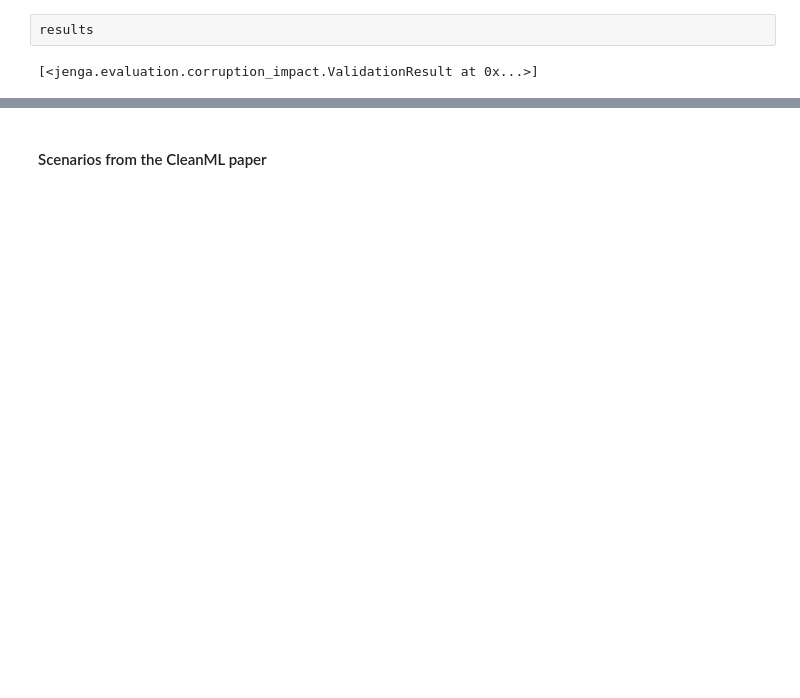
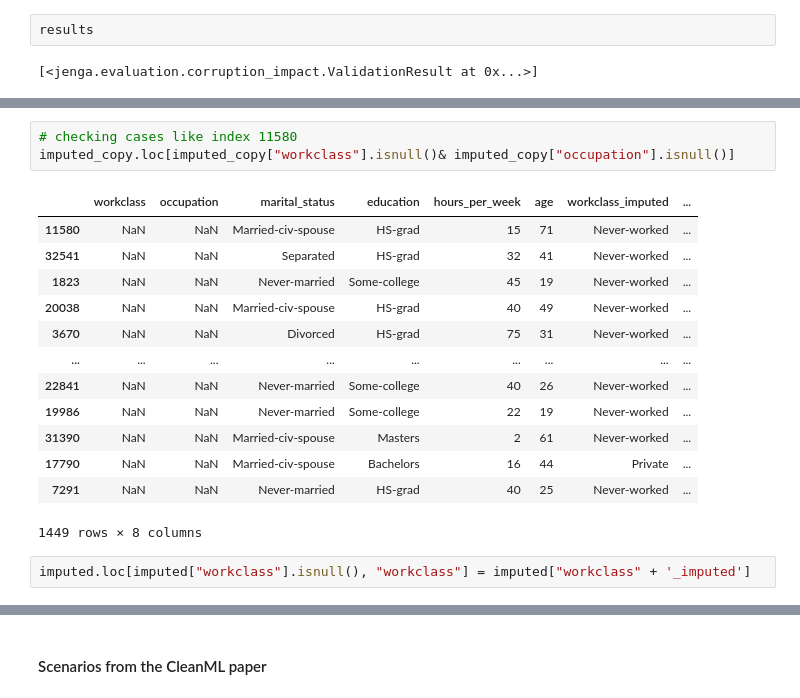
Before and after one commit to SharmaRupali/jenga, a Jupyter notebook: experiment-jenga-datawig.ipynb, the cells around one changed output, grey strips where cells are left out. Drawn from its saved outputs; the diff is of its cells as text; blank space fills up the shorter version.

```diff
--- a/experiment-jenga-datawig.ipynb
+++ b/experiment-jenga-datawig.ipynb
@@ -167,0 +224,19 @@ class DataWigImputer:
+# %%
+# checking cases like index 11580
+imputed_copy.loc[imputed_copy["workclass"].isnull()& imputed_copy["occupation"].isnull()]
+# %% [output]
+|  | workclass | occupation | marital_status | education | hours_per_week | age | workclass_imputed | ... |
+| 11580 | NaN | NaN | Married-civ-spouse | HS-grad | 15 | 71 | Never-worked | ... |
+| 32541 | NaN | NaN | Separated | HS-grad | 32 | 41 | Never-worked | ... |
+| 1823 | NaN | NaN | Never-married | Some-college | 45 | 19 | Never-worked | ... |
+| 20038 | NaN | NaN | Married-civ-spouse | HS-grad | 40 | 49 | Never-worked | ... |
+| 3670 | NaN | NaN | Divorced | HS-grad | 75 | 31 | Never-worked | ... |
+| ... | ... | ... | ... | ... | ... | ... | ... | ... |
+| 22841 | NaN | NaN | Never-married | Some-college | 40 | 26 | Never-worked | ... |
+| 19986 | NaN | NaN | Never-married | Some-college | 22 | 19 | Never-worked | ... |
+| 31390 | NaN | NaN | Married-civ-spouse | Masters | 2 | 61 | Never-worked | ... |
+| 17790 | NaN | NaN | Married-civ-spouse | Bachelors | 16 | 44 | Private | ... |
+| 7291 | NaN | NaN | Never-married | HS-grad | 40 | 25 | Never-worked | ... |
+1449 rows × 8 columns
+# %%
+imputed.loc[imputed["workclass"].isnull(), "workclass"] = imputed["workclass" + '_imputed']
```
Also changed, not shown: parts of 32 cells of this notebook.
